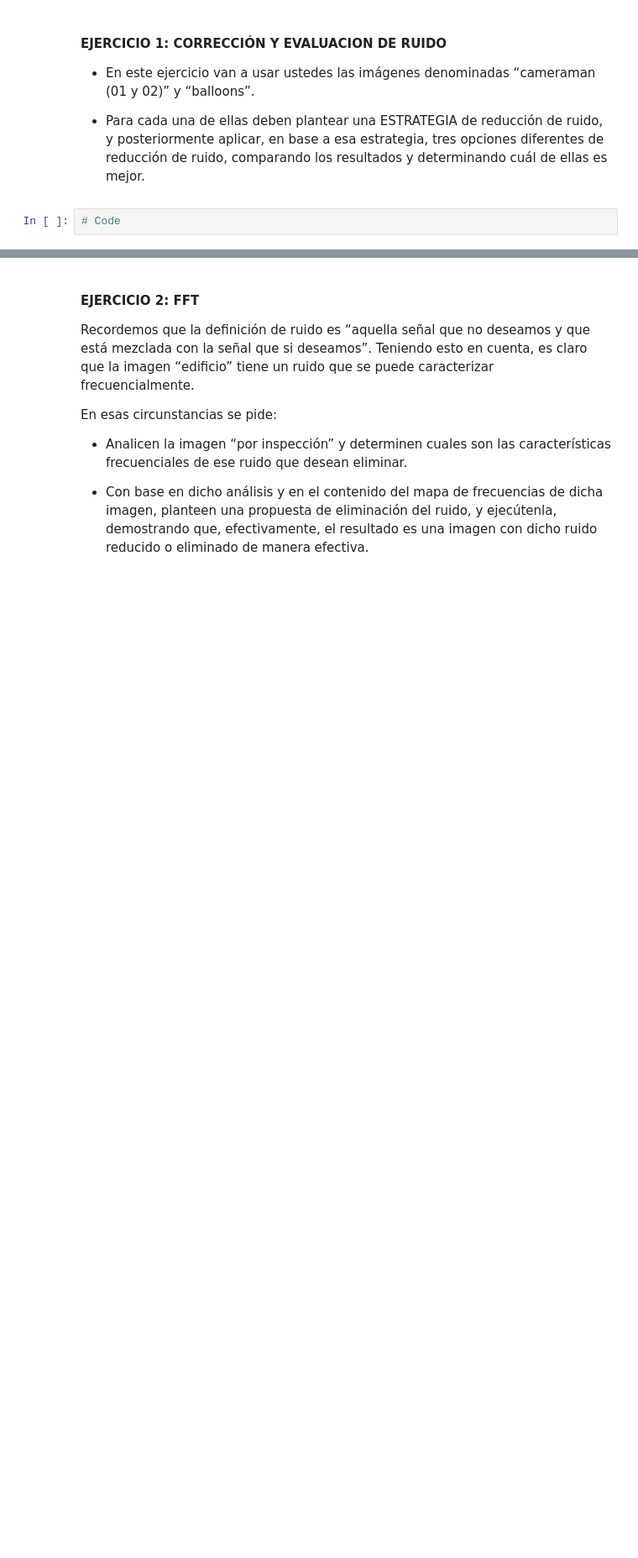
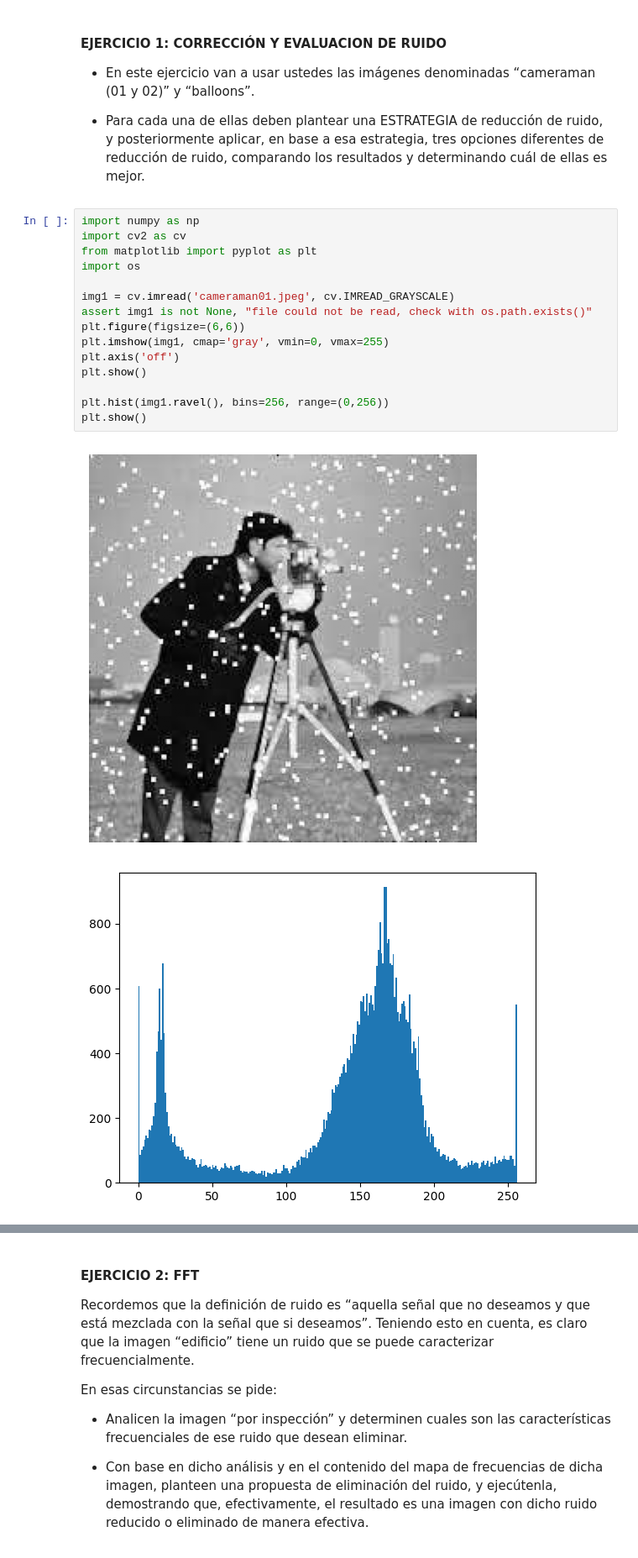
Before and after one commit to KalebG13/Sistemas-de-vision, a Jupyter notebook: Lab_2/Lab_2.ipynb, the cells around one changed output, grey strips where cells are left out. Shown at 84% size. Cells and saved outputs as stored; diff of their text form; blank space fills up the shorter version.

```diff
--- a/Lab_2/Lab_2.ipynb
+++ b/Lab_2/Lab_2.ipynb
@@ -7,4 +7,20 @@
 
 * Para cada una de ellas deben plantear una ESTRATEGIA de reducción de ruido, y posteriormente aplicar, en base a esa estrategia, tres opciones diferentes de reducción de ruido, comparando los resultados y determinando cuál de ellas es mejor.
 # %%
-# Code
+import numpy as np
+import cv2 as cv
+from matplotlib import pyplot as plt
+import os
+
+img1 = cv.imread('cameraman01.jpeg', cv.IMREAD_GRAYSCALE)
+assert img1 is not None, "file could not be read, check with os.path.exists()"
+plt.figure(figsize=(6,6))
+plt.imshow(img1, cmap='gray', vmin=0, vmax=255)
+plt.axis('off')
+plt.show()
+
+plt.hist(img1.ravel(), bins=256, range=(0,256))
+plt.show()
+# %% [output]
+[figure, added]
+[figure, added]
```
Also changed, not shown: parts of 5 cells of this notebook.
